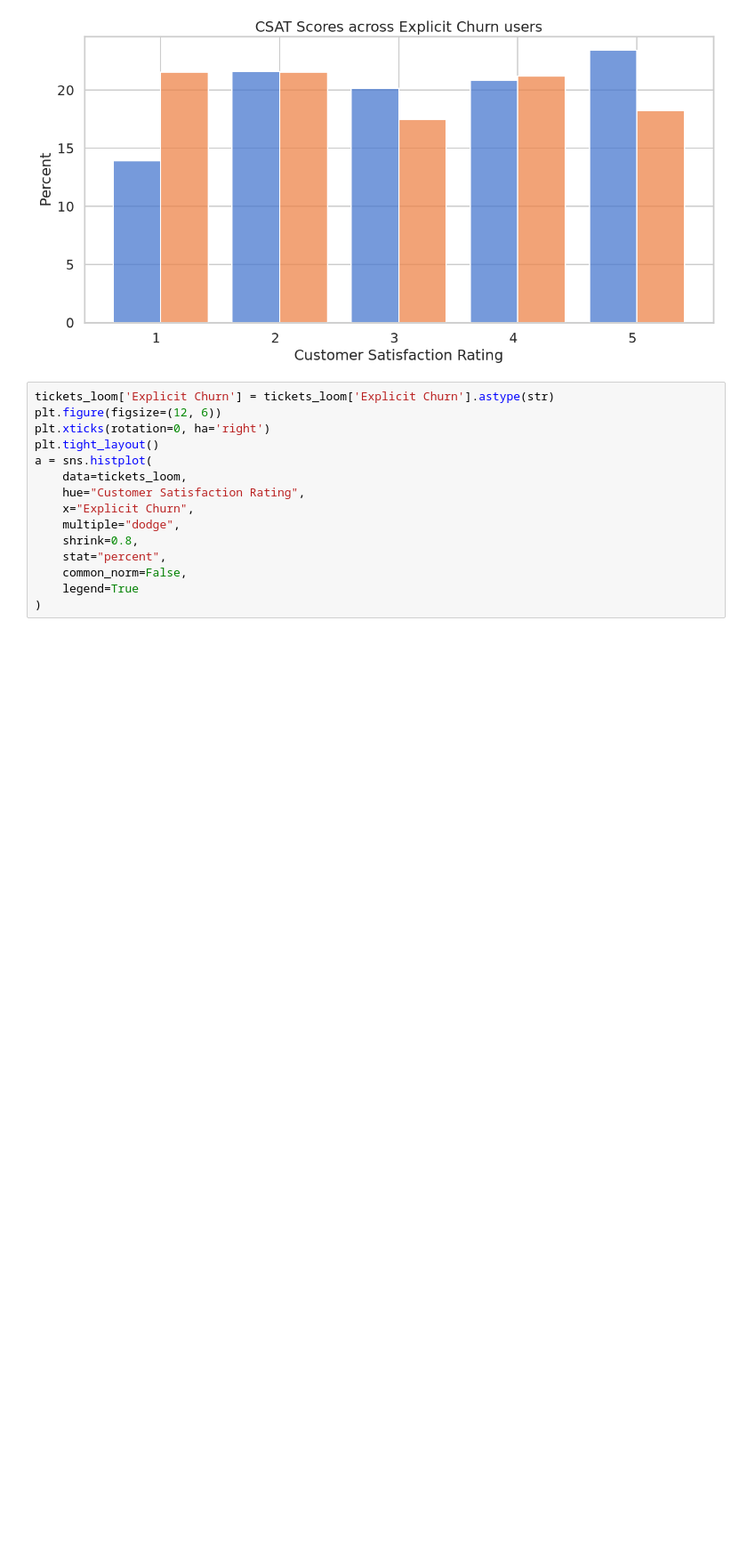
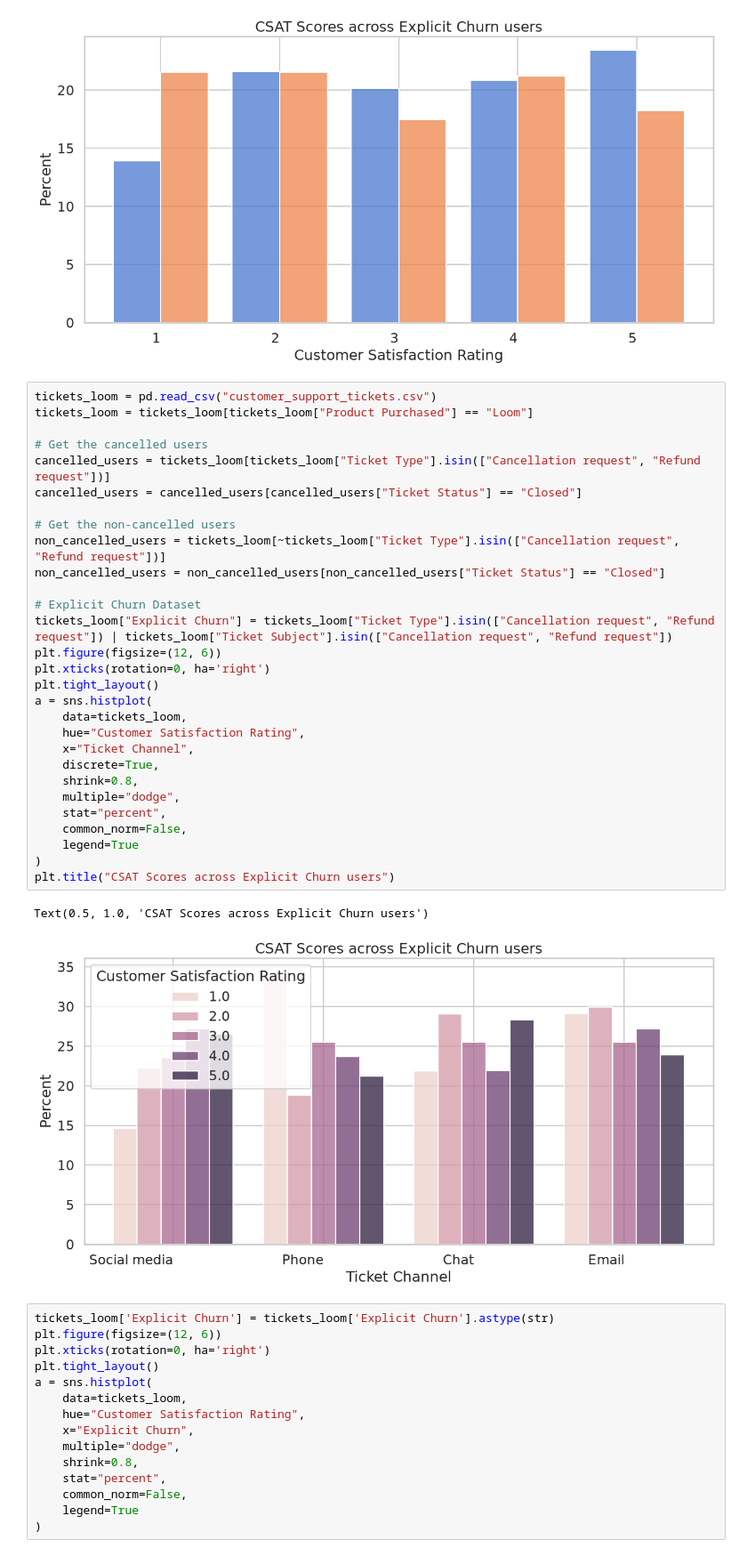
Before and after one commit to Rushik-Rsenal/AtlassianDatathon, a Jupyter notebook: potential_workflow.ipynb, the cells around one changed output. Shown at 89% size. Cells and saved outputs as stored; diff of their text form; blank space fills up the shorter version.

```diff
--- a/potential_workflow.ipynb
+++ b/potential_workflow.ipynb
@@ -204,6 +217,38 @@ plt.title("CSAT Scores across Explicit Churn users")
 # %% [output]
 Text(0.5, 1.0, 'CSAT Scores across Explicit Churn users')
 [figure]
+# %%
+tickets_loom = pd.read_csv("customer_support_tickets.csv")
+tickets_loom = tickets_loom[tickets_loom["Product Purchased"] == "Loom"]
+
+# Get the cancelled users
+cancelled_users = tickets_loom[tickets_loom["Ticket Type"].isin(["Cancellation request", "Refund request"])]
+cancelled_users = cancelled_users[cancelled_users["Ticket Status"] == "Closed"]
+
+# Get the non-cancelled users
+non_cancelled_users = tickets_loom[~tickets_loom["Ticket Type"].isin(["Cancellation request", "Refund request"])]
+non_cancelled_users = non_cancelled_users[non_cancelled_users["Ticket Status"] == "Closed"]
+
+# Explicit Churn Dataset
+tickets_loom["Explicit Churn"] = tickets_loom["Ticket Type"].isin(["Cancellation request", "Refund request"]) | tickets_loom["Ticket Subject"].isin(["Cancellation request", "Refund request"])
+plt.figure(figsize=(12, 6))
+plt.xticks(rotation=0, ha='right')
+plt.tight_layout()
+a = sns.histplot(
+    data=tickets_loom,
+    hue="Customer Satisfaction Rating",
+    x="Ticket Channel",
+    discrete=True,
+    shrink=0.8,
+    multiple="dodge",
+    stat="percent",
+    common_norm=False,
+    legend=True
+)
+plt.title("CSAT Scores across Explicit Churn users")
+# %% [output]
+Text(0.5, 1.0, 'CSAT Scores across Explicit Churn users')
+[figure, added]
 # %%
 tickets_loom['Explicit Churn'] = tickets_loom['Explicit Churn'].astype(str)
 plt.figure(figsize=(12, 6))
```
Also changed, not shown: parts of 31 cells of this notebook, 2 other files.
